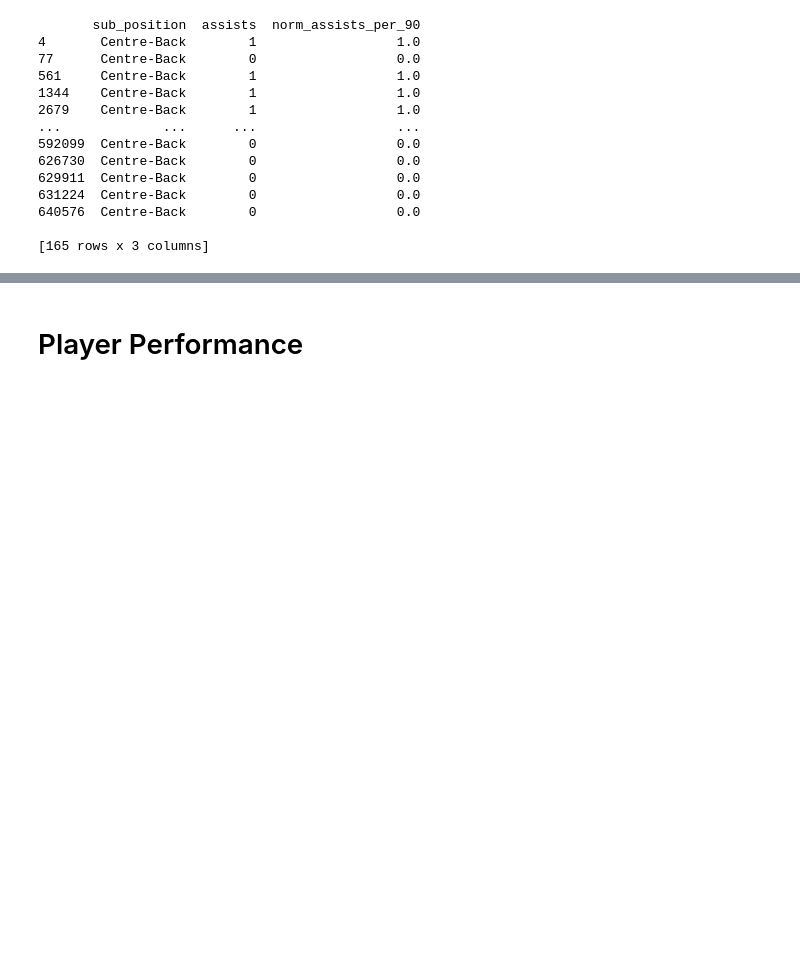
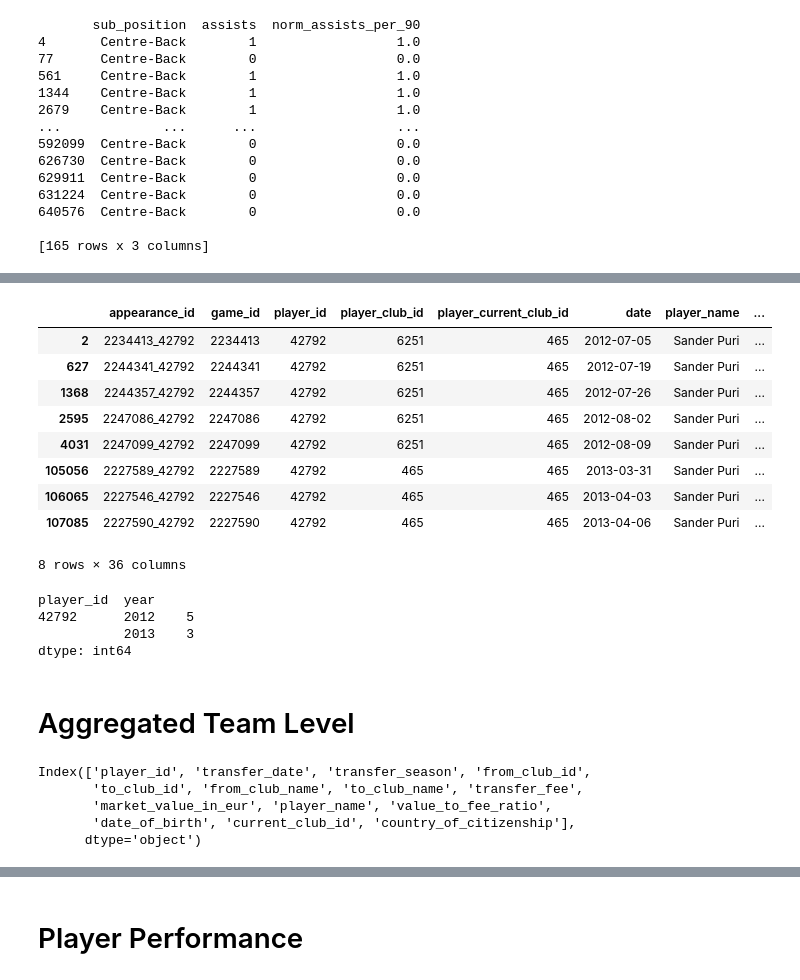
Before and after one commit to gaaf-noparuj/Football_player_valuation, a Jupyter notebook: mining project/main.ipynb, the cells around one changed output, grey strips where cells are left out. Saved outputs shown, nothing was run; the diff lists cells and outputs as text; code cells hidden in the pictures; blank space fills up the shorter version.

```diff
--- a/mining project/main.ipynb
+++ b/mining project/main.ipynb
@@ -835,0 +915,24 @@ Raw correlations: {'z_goals_per_90': np.float64(0.02087744334899137), 'z_assists
+# %%
+appearances_players = appearances_players.merge(
+    players_cleaned[['player_id', 'age_score']],
+    on='player_id',
+    how='left'
+)
+# %%
+# คำนวณ total_minutes_played (ผลรวมของ normalized minutes played ต่อผู้เล่น)
+appearances_players['total_minutes_played'] = appearances_players.groupby('player_id')['minutes_played'].transform('sum')
+# %%
+# คำนวณ total_minutes_played (ผลรวมของ minutes played ต่อผู้เล่น)
+appearances_players['total_minutes_played'] = appearances_players.groupby('player_id')['minutes_played'].transform('sum')
+
+# คำนวณ Min-Max Normalization สำหรับ total_minutes_played
+total_min = appearances_players['total_minutes_played'].min()
+total_max = appearances_players['total_minutes_played'].max()
+
+appearances_players['norm_total_minutes_played'] = (appearances_players['total_minutes_played'] - total_min) / (total_max - total_min)
+# %%
+appearances_players['experience_score'] = (
+    appearances_players['age_score'] +
+    appearances_players['norm_total_minutes_played'] +
+    appearances_players['season_norm']
+) / 3
@@ -835,0 +948,22 @@ Raw correlations: {'z_goals_per_90': np.float64(0.02087744334899137), 'z_assists
+# %%
+appearances_players[appearances_players['player_name'] == 'Sander Puri']
+# %% [output]
+|  | appearance_id | game_id | player_id | player_club_id | player_current_club_id | date | player_name | ... |
+| 2 | 2234413_42792 | 2234413 | 42792 | 6251 | 465 | 2012-07-05 | Sander Puri | ... |
+| 627 | 2244341_42792 | 2244341 | 42792 | 6251 | 465 | 2012-07-19 | Sander Puri | ... |
+| 1368 | 2244357_42792 | 2244357 | 42792 | 6251 | 465 | 2012-07-26 | Sander Puri | ... |
+| 2595 | 2247086_42792 | 2247086 | 42792 | 6251 | 465 | 2012-08-02 | Sander Puri | ... |
+| 4031 | 2247099_42792 | 2247099 | 42792 | 6251 | 465 | 2012-08-09 | Sander Puri | ... |
+| 105056 | 2227589_42792 | 2227589 | 42792 | 465 | 465 | 2013-03-31 | Sander Puri | ... |
+| 106065 | 2227546_42792 | 2227546 | 42792 | 465 | 465 | 2013-04-03 | Sander Puri | ... |
+| 107085 | 2227590_42792 | 2227590 | 42792 | 465 | 465 | 2013-04-06 | Sander Puri | ... |
+8 rows × 36 columns
+# %%
+print(match_counts_per_year[match_counts_per_year.index.get_level_values('player_id') == 42792])
+# %% [output]
+player_id  year
+42792      2012    5
+           2013    3
+dtype: int64
+# %% [markdown]
+# Aggregated Team Level
@@ -835,0 +982,8 @@ Raw correlations: {'z_goals_per_90': np.float64(0.02087744334899137), 'z_assists
+# %%
+print(Team_Layer.columns)
+# %% [output]
+Index(['player_id', 'transfer_date', 'transfer_season', 'from_club_id',
+       'to_club_id', 'from_club_name', 'to_club_name', 'transfer_fee',
+       'market_value_in_eur', 'player_name', 'value_to_fee_ratio',
+       'date_of_birth', 'current_club_id', 'country_of_citizenship'],
+      dtype='object')
```
Also changed, not shown: parts of 53 cells of this notebook.
